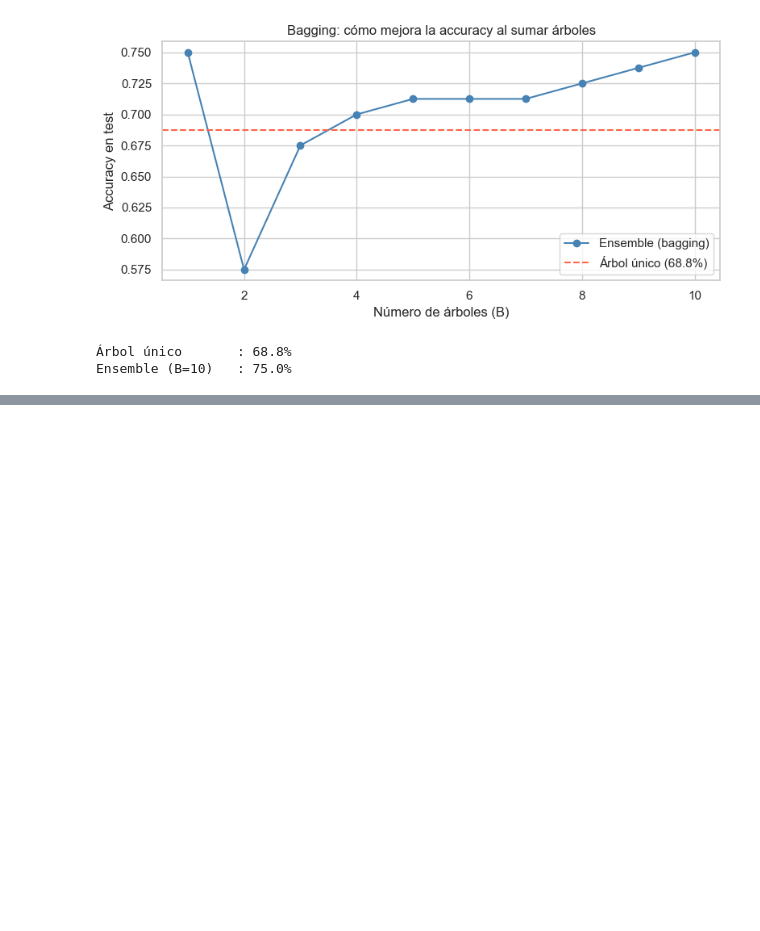
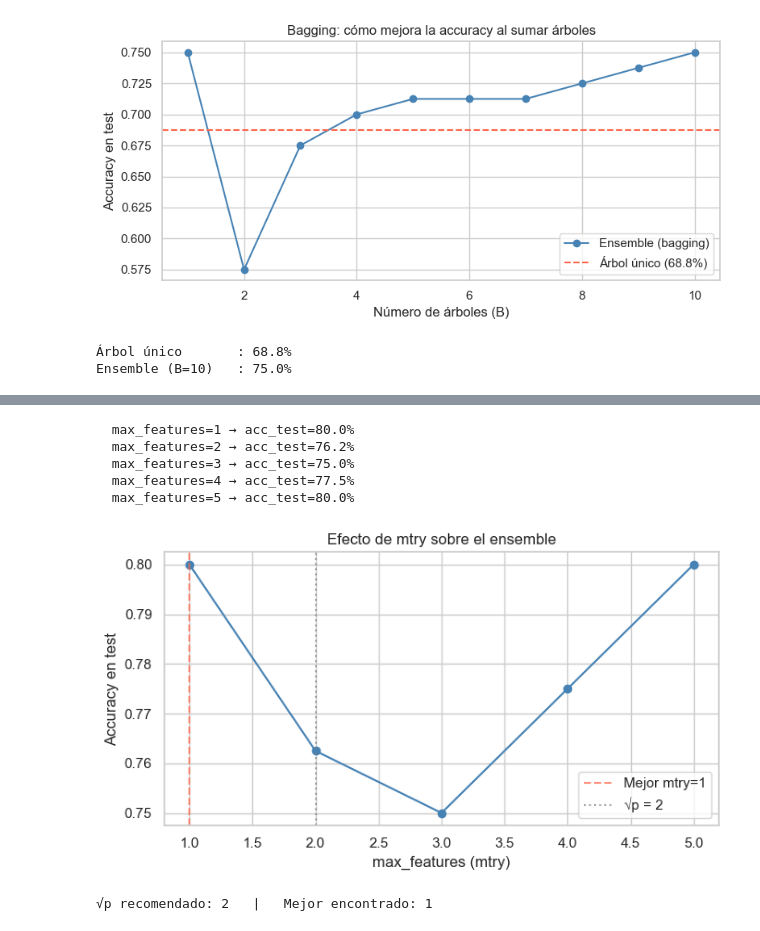
Before and after one commit to angelozdev/practical-statistics-for-data-analysis, a Jupyter notebook: notebooks/25-random-forest.ipynb, the cells around one changed output, grey strips where cells are left out. Cells and saved outputs as stored; diff of their text form; code cells hidden in the pictures; blank space fills up the shorter version.

Commit message:
feat(nb-25): add section 3 - mtry / max_features sweep

```diff
--- a/notebooks/25-random-forest.ipynb
+++ b/notebooks/25-random-forest.ipynb
@@ -207,0 +222,39 @@ Ensemble (B=10)   : 75.0%
+# %%
+p = len(FEATURES)
+resultados_mtry = []
+
+for m in range(1, p + 1):
+    rf = RandomForestClassifier(
+        n_estimators=100,
+        max_features=m,
+        random_state=42,
+        n_jobs=-1,
+    )
+    rf.fit(X_train, y_train)
+    acc = accuracy_score(y_test, rf.predict(X_test))
+    resultados_mtry.append({"mtry": m, "accuracy": acc})
+    print(f"  max_features={m} → acc_test={acc:.1%}")
+
+df_mtry = pd.DataFrame(resultados_mtry)
+mejor_m = df_mtry.loc[df_mtry["accuracy"].idxmax(), "mtry"]
+
+fig, ax = plt.subplots(figsize=(7, 4))
+ax.plot(df_mtry["mtry"], df_mtry["accuracy"], marker="o", color="steelblue")
+ax.axvline(mejor_m, color="tomato", linestyle="--", alpha=0.7, label=f"Mejor mtry={mejor_m}")
+ax.axvline(int(np.sqrt(p)), color="gray", linestyle=":", alpha=0.7, label=f"√p = {int(np.sqrt(p))}")
+ax.set_xlabel("max_features (mtry)")
+ax.set_ylabel("Accuracy en test")
+ax.set_title("Efecto de mtry sobre el ensemble")
+ax.legend()
+plt.tight_layout()
+plt.show()
+
+print(f"\n√p recomendado: {int(np.sqrt(p))}   |   Mejor encontrado: {mejor_m}")
+# %% [output]
+  max_features=1 → acc_test=80.0%
+  max_features=2 → acc_test=76.2%
+  max_features=3 → acc_test=75.0%
+  max_features=4 → acc_test=77.5%
+  max_features=5 → acc_test=80.0%
+[figure, added]
+√p recomendado: 2   |   Mejor encontrado: 1
```
Also changed, not shown: parts of 1 cell of this notebook.
